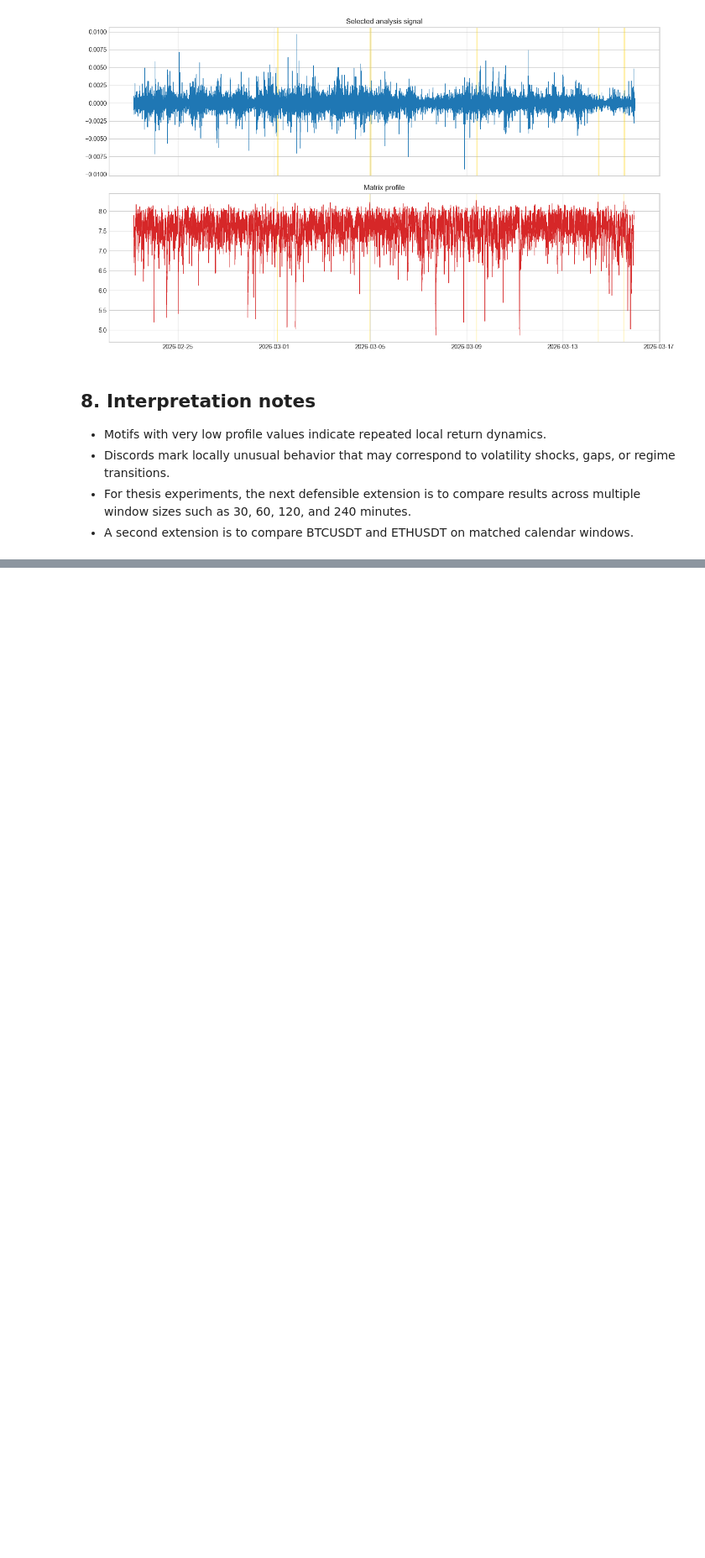
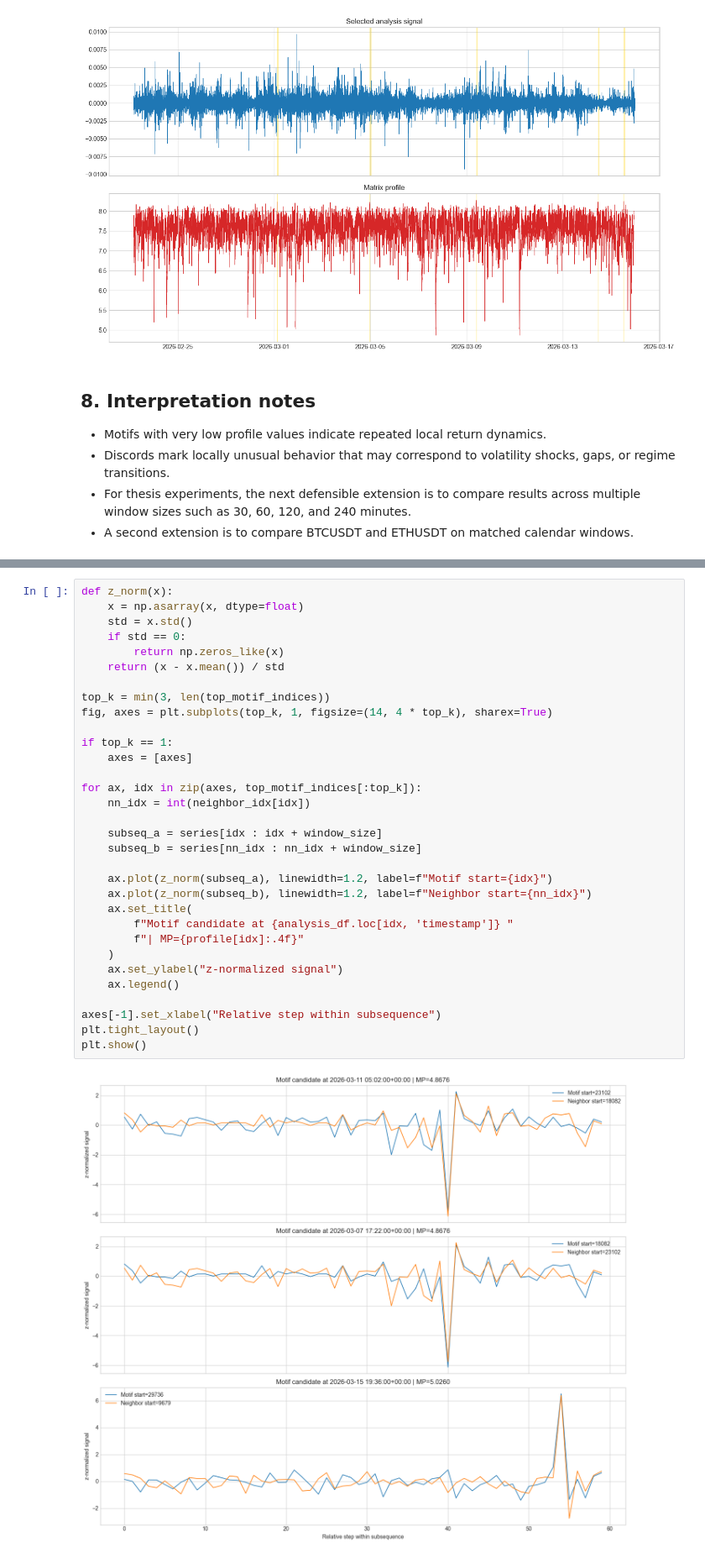
Before and after one commit to theakshaybande/crypto-time-series-motifs, a Jupyter notebook: notebooks/method_testing/01_matrix_profile_with_stumpy.ipynb, the cells around one changed output, grey strips where cells are left out. Shown at 84% size. Cells and saved outputs as stored; diff of their text form; blank space fills up the shorter version.

```diff
--- a/notebooks/method_testing/01_matrix_profile_with_stumpy.ipynb
+++ b/notebooks/method_testing/01_matrix_profile_with_stumpy.ipynb
@@ -257,0 +326,34 @@ plt.show()
+# %%
+def z_norm(x):
+    x = np.asarray(x, dtype=float)
+    std = x.std()
+    if std == 0:
+        return np.zeros_like(x)
+    return (x - x.mean()) / std
+
+top_k = min(3, len(top_motif_indices))
+fig, axes = plt.subplots(top_k, 1, figsize=(14, 4 * top_k), sharex=True)
+
+if top_k == 1:
+    axes = [axes]
+
+for ax, idx in zip(axes, top_motif_indices[:top_k]):
+    nn_idx = int(neighbor_idx[idx])
+
+    subseq_a = series[idx : idx + window_size]
+    subseq_b = series[nn_idx : nn_idx + window_size]
+
+    ax.plot(z_norm(subseq_a), linewidth=1.2, label=f"Motif start={idx}")
+    ax.plot(z_norm(subseq_b), linewidth=1.2, label=f"Neighbor start={nn_idx}")
+    ax.set_title(
+        f"Motif candidate at {analysis_df.loc[idx, 'timestamp']} "
+        f"| MP={profile[idx]:.4f}"
+    )
+    ax.set_ylabel("z-normalized signal")
+    ax.legend()
+
+axes[-1].set_xlabel("Relative step within subsequence")
+plt.tight_layout()
+plt.show()
+# %% [output]
+[figure, added]
```
Also changed, not shown: parts of 16 cells of this notebook.
